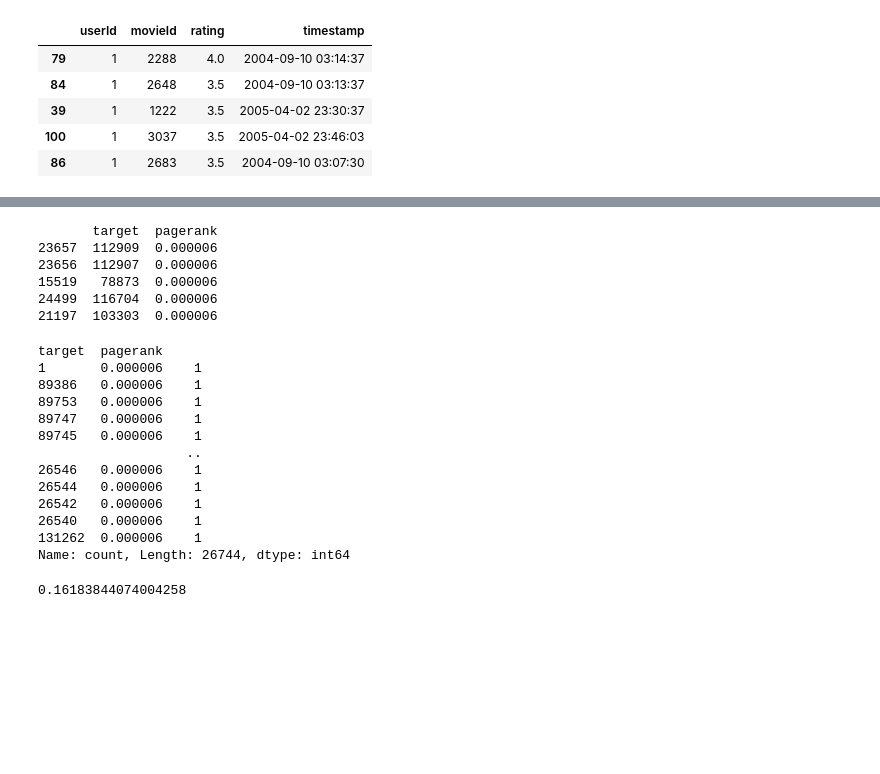
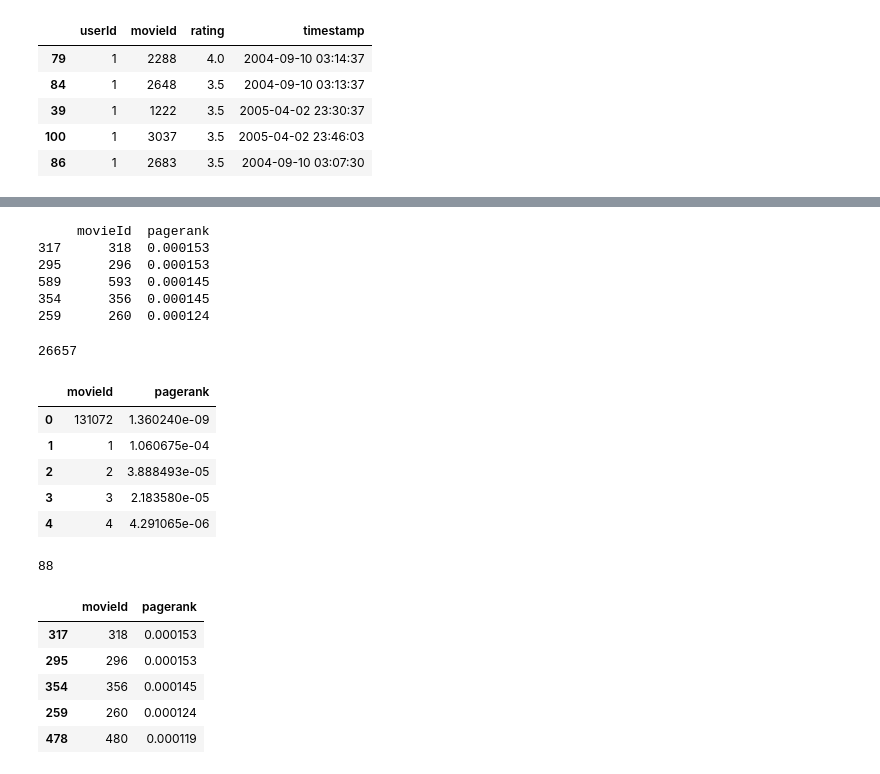
Before and after one commit to DimaOshchepkov/PageRank-Course-Project, a Jupyter notebook: handmaid_pagerank_realization.ipynb, the cells around one changed output, grey strips where cells are left out. Drawn from its saved outputs; the diff is of its cells as text; code cells hidden in the pictures; blank space fills up the shorter version.

```diff
--- a/handmaid_pagerank_realization.ipynb
+++ b/handmaid_pagerank_realization.ipynb
@@ -254,3 +273,5 @@ KeyboardInterrupt:
 # %%
-pg = PageRank(data, 'userId', 'movieId', 'rating', 1)
+pg = PageRank(data, 'userId', 'movieId', 'rating', 1, max_iter=100)
+# %%
+pg.set_params(a=0.85, b=0.15, c=0.0)
 # %%
@@ -276,29 +279,34 @@ magnitude of difference vector: 1.5376062968177958e-12
 # %%
-print(rank.sort_values(by='pagerank', ascending=True).head())
+print(prediction_movie_for_user1.sort_values(by='pagerank', ascending=False).head())
 # %% [output]
-       target  pagerank
-23657  112909  0.000006
-23656  112907  0.000006
-15519   78873  0.000006
-24499  116704  0.000006
-21197  103303  0.000006
+     movieId  pagerank
+317      318  0.000153
+295      296  0.000153
+589      593  0.000145
+354      356  0.000145
+259      260  0.000124
-# %%
-rank.value_counts()
-# %% [output]
-target  pagerank
-1       0.000006    1
-89386   0.000006    1
-89753   0.000006    1
-89747   0.000006    1
-89745   0.000006    1
-                   ..
-26546   0.000006    1
-26544   0.000006    1
-26542   0.000006    1
-26540   0.000006    1
-131262  0.000006    1
-Name: count, Length: 26744, dtype: int64
-# %%
-rank['pagerank'].sum()
-# %% [output]
-0.16183844074004258
+# %%
+prediction_movie_for_user1_without_famous = prediction_movie_for_user1[~(prediction_movie_for_user1['movieId'].isin(train1['movieId']))]
+print(len(prediction_movie_for_user1_without_famous))
+prediction_movie_for_user1_without_famous.head()
+# %% [output]
+26657
+|  | movieId | pagerank |
+| 0 | 131072 | 1.360240e-09 |
+| 1 | 1 | 1.060675e-04 |
+| 2 | 2 | 3.888493e-05 |
+| 3 | 3 | 2.183580e-05 |
+| 4 | 4 | 4.291065e-06 |
+# %%
+# Топ фильмов по мнению pagerank
+pred = prediction_movie_for_user1_without_famous.sort_values(by='pagerank', ascending=False).head(len(test1))
+print(len(pred))
+pred.head()
+# %% [output]
+88
+|  | movieId | pagerank |
+| 317 | 318 | 0.000153 |
+| 295 | 296 | 0.000153 |
+| 354 | 356 | 0.000145 |
+| 259 | 260 | 0.000124 |
+| 478 | 480 | 0.000119 |
```
Also changed, not shown: parts of 12 cells of this notebook.
